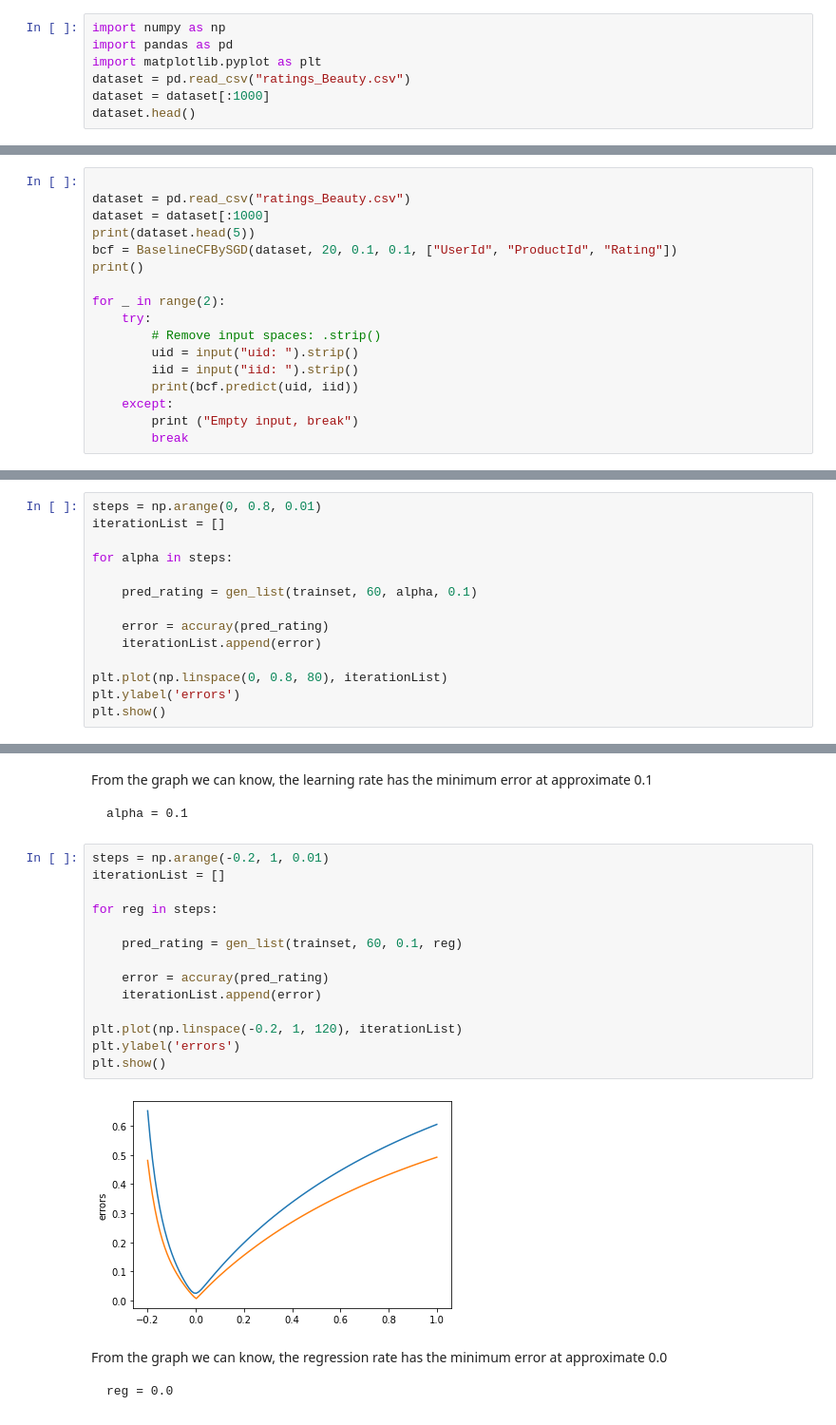
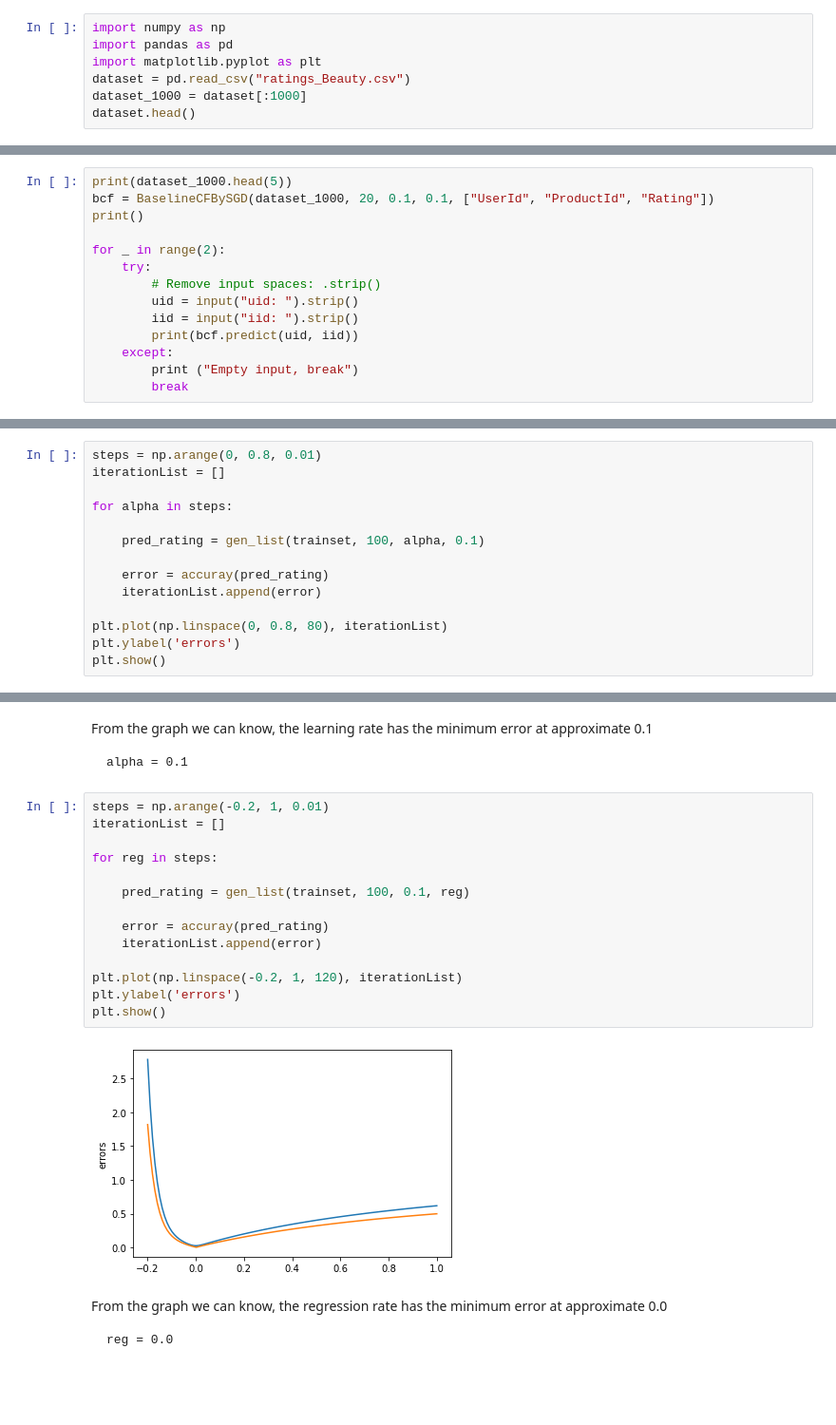
Before and after one commit to Nick-liu666/496_project_code, a Jupyter notebook: model base.ipynb, the cells around one changed output, grey strips where cells are left out. Shown: that part at 95% size. Saved outputs shown, nothing was run; the diff lists cells and outputs as text; blank space fills up the shorter version.

```diff
--- a/model base.ipynb
+++ b/model base.ipynb
@@ -17,7 +17,7 @@ import numpy as np
 import pandas as pd
 import matplotlib.pyplot as plt
 dataset = pd.read_csv("ratings_Beauty.csv")
-dataset = dataset[:1000]
+dataset_1000 = dataset[:1000]
 dataset.head()
 # %% [output]
 |  | UserId | ProductId | Rating | Timestamp |
@@ -119,11 +119,8 @@ Test run:
 
     User can input a UserId, ProductId pair to test the predicted rating.
 # %%
-
-dataset = pd.read_csv("ratings_Beauty.csv")
-dataset = dataset[:1000]
-print(dataset.head(5))
-bcf = BaselineCFBySGD(dataset, 20, 0.1, 0.1, ["UserId", "ProductId", "Rating"])
+print(dataset_1000.head(5))
+bcf = BaselineCFBySGD(dataset_1000, 20, 0.1, 0.1, ["UserId", "ProductId", "Rating"])
 print()
 
 for _ in range(2):
@@ -283,7 +279,7 @@ iterationList = []
 
 for alpha in steps:
 
-    pred_rating = gen_list(trainset, 60, alpha, 0.1)
+    pred_rating = gen_list(trainset, 100, alpha, 0.1)
 
     error = accuray(pred_rating)
     iterationList.append(error)
@@ -300,19 +296,19 @@ From the graph we can know, the learning rate has the minimum error at approxima
 # %%
 steps = np.arange(-0.2, 1, 0.01)
 iterationList = []
 
 for reg in steps:
 
-    pred_rating = gen_list(trainset, 60, 0.1, reg)
+    pred_rating = gen_list(trainset, 100, 0.1, reg)
 
     error = accuray(pred_rating)
     iterationList.append(error)
 
 plt.plot(np.linspace(-0.2, 1, 120), iterationList)
 plt.ylabel('errors')
 plt.show()
 # %% [output]
-[figure, old version]
+[figure, new version]
 # %% [markdown]
 From the graph we can know, the regression rate has the minimum error at approximate 0.0
 
```
Also changed, not shown: parts of 6 cells of this notebook, 1 other file.
